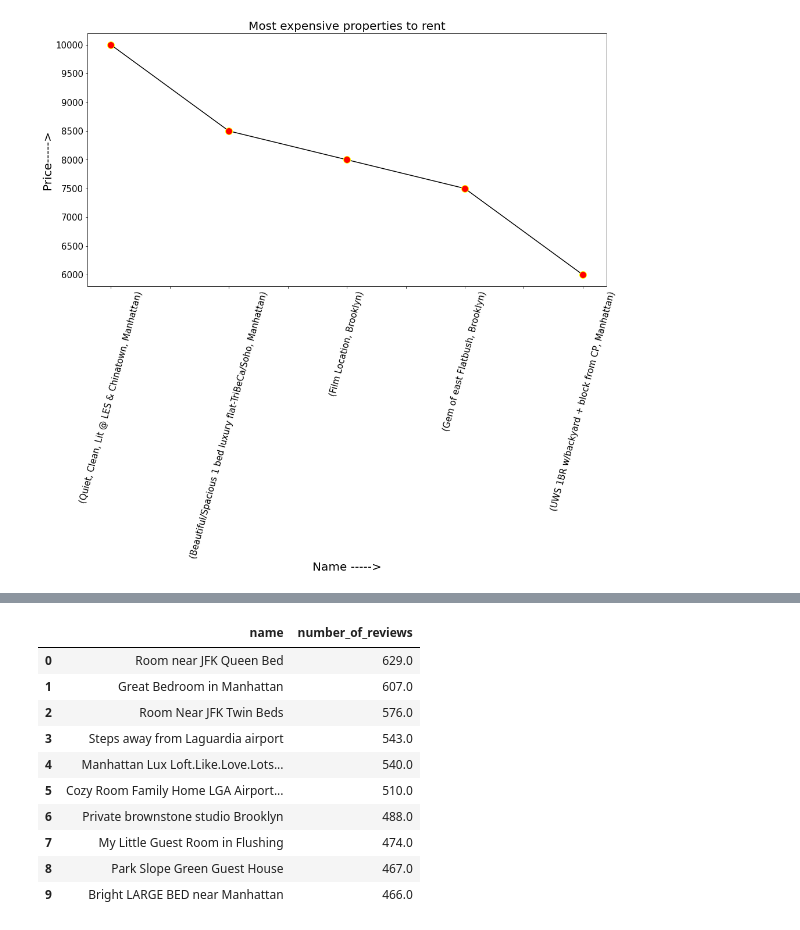
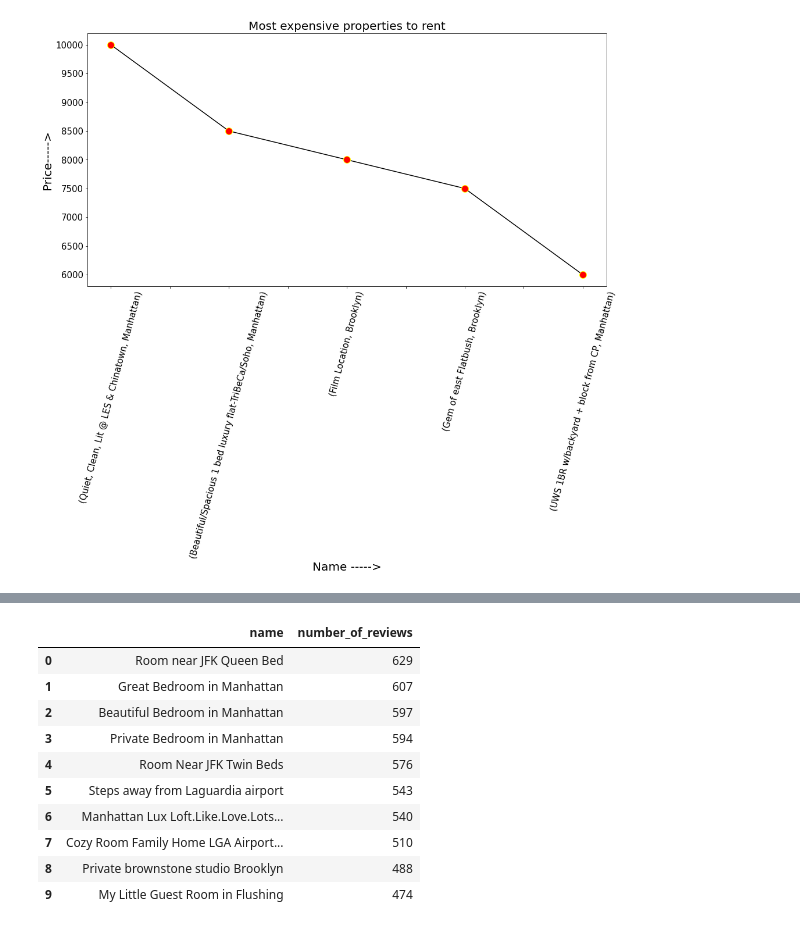
Before and after one commit to amol004/Airbnb-booking-analysis, a Jupyter notebook: Airbnb_bookings_analysis.ipynb, the cells around one changed output, grey strips where cells are left out. Cells and saved outputs as stored; diff of their text form; code cells hidden in the pictures.

```diff
--- a/Airbnb_bookings_analysis.ipynb
+++ b/Airbnb_bookings_analysis.ipynb
@@ -298,15 +282,16 @@ airbnb_df
 # %%
 # Top 10 most reviewed properties
-airbnb_df.groupby('name')['number_of_reviews'].mean().sort_values(ascending=False).reset_index().head(10)
+ll=airbnb_df.groupby('name')['number_of_reviews'].max().sort_values(ascending=False).head(10)
+ll.reset_index()
 # %% [output]
 |  | name | number_of_reviews |
-| 0 | Room near JFK Queen Bed | 629.0 |
-| 1 | Great Bedroom in Manhattan | 607.0 |
-| 2 | Room Near JFK Twin Beds | 576.0 |
-| 3 | Steps away from Laguardia airport | 543.0 |
-| 4 | Manhattan Lux Loft.Like.Love.Lots... | 540.0 |
-| 5 | Cozy Room Family Home LGA Airport... | 510.0 |
-| 6 | Private brownstone studio Brooklyn | 488.0 |
-| 7 | My Little Guest Room in Flushing | 474.0 |
-| 8 | Park Slope Green Guest House | 467.0 |
-| 9 | Bright LARGE BED near Manhattan | 466.0 |
+| 0 | Room near JFK Queen Bed | 629 |
+| 1 | Great Bedroom in Manhattan | 607 |
+| 2 | Beautiful Bedroom in Manhattan | 597 |
+| 3 | Private Bedroom in Manhattan | 594 |
+| 4 | Room Near JFK Twin Beds | 576 |
+| 5 | Steps away from Laguardia airport | 543 |
+| 6 | Manhattan Lux Loft.Like.Love.Lots... | 540 |
+| 7 | Cozy Room Family Home LGA Airport... | 510 |
+| 8 | Private brownstone studio Brooklyn | 488 |
+| 9 | My Little Guest Room in Flushing | 474 |
```
Also changed, not shown: parts of 2 cells of this notebook.
